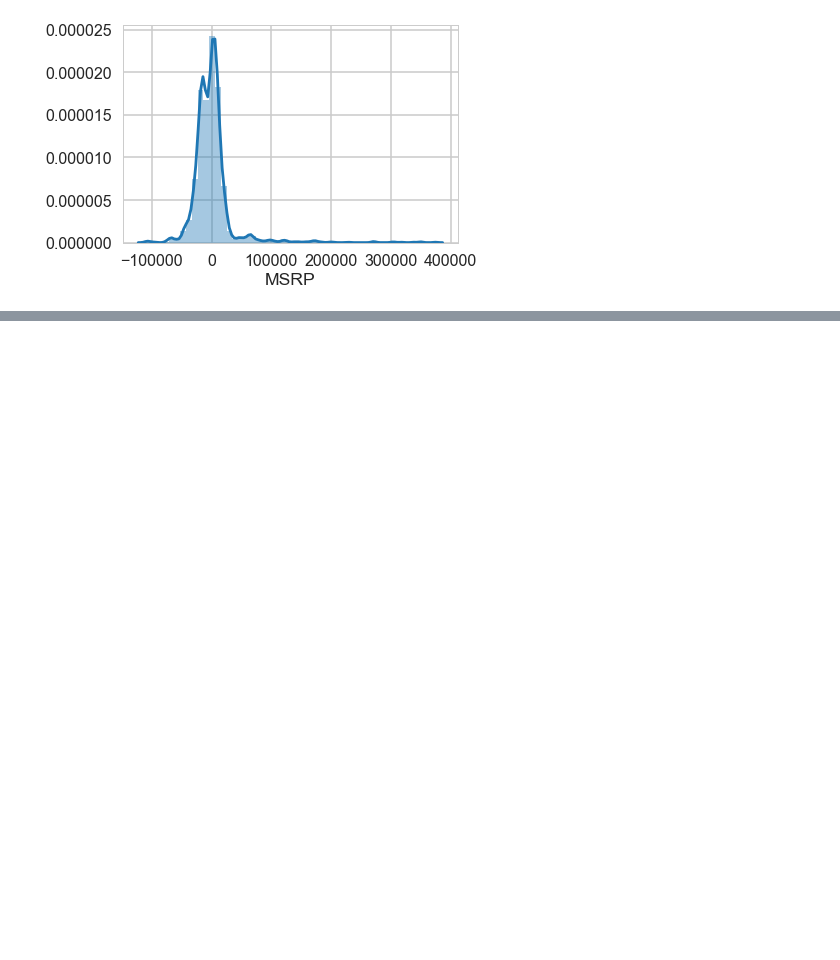
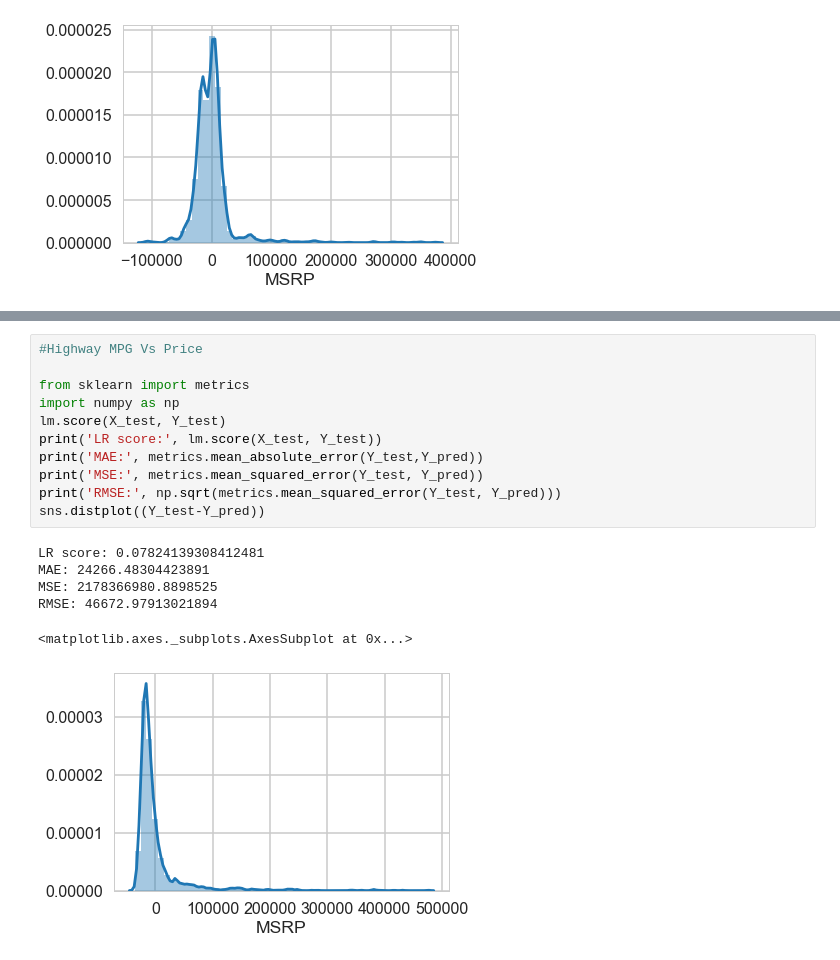
Before and after one commit to pujakb/ML, a Jupyter notebook: LR/LinearRegression.ipynb, the cells around one changed output, grey strips where cells are left out. Cells and saved outputs as stored; diff of their text form; blank space fills up the shorter version.

```diff
--- a/LR/LinearRegression.ipynb
+++ b/LR/LinearRegression.ipynb
@@ -313,0 +357,18 @@ RMSE: 34198.29706169313
+# %%
+#Highway MPG Vs Price
+
+from sklearn import metrics
+import numpy as np
+lm.score(X_test, Y_test)
+print('LR score:', lm.score(X_test, Y_test))
+print('MAE:', metrics.mean_absolute_error(Y_test,Y_pred))
+print('MSE:', metrics.mean_squared_error(Y_test, Y_pred))
+print('RMSE:', np.sqrt(metrics.mean_squared_error(Y_test, Y_pred)))
+sns.distplot((Y_test-Y_pred))
+# %% [output]
+LR score: 0.07824139308412481
+MAE: 24266.48304423891
+MSE: 2178366980.8898525
+RMSE: 46672.97913021894
+<matplotlib.axes._subplots.AxesSubplot at 0x...>
+[figure, added]
```
Also changed, not shown: parts of 15 cells of this notebook.
